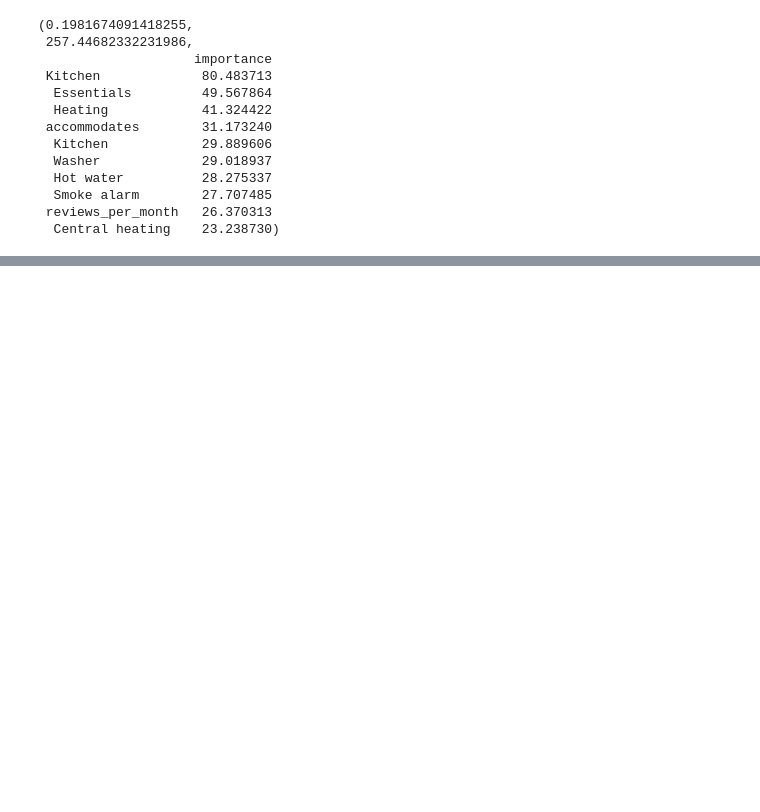
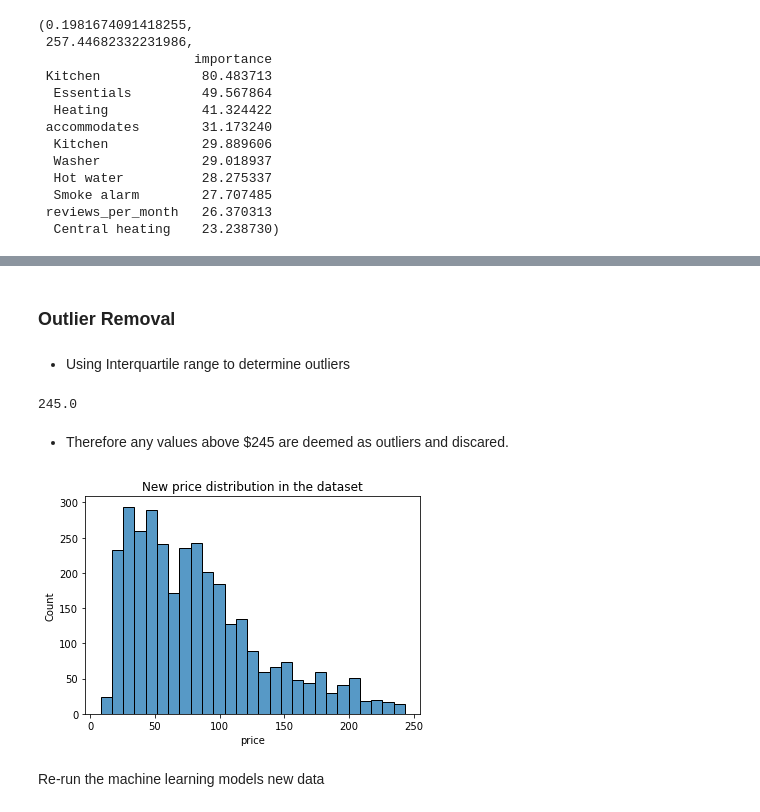
Before and after one commit to doyindav1/Greater-Manchester-Area-Airbnb-Analysis, a Jupyter notebook: airbnb_updated.ipynb, the cells around one changed output, grey strips where cells are left out. Saved outputs shown, nothing was run; the diff lists cells and outputs as text; code cells hidden in the pictures; blank space fills up the shorter version.

```diff
--- a/airbnb_updated.ipynb
+++ b/airbnb_updated.ipynb
@@ -1286,0 +1279,12 @@ XGB_r2, XGB_rmse, XGB_feature_importance
+# %% [markdown]
+### Outlier Removal
+# %% [markdown]
+- Using Interquartile range to determine outliers
+# %%
+q3, q1 = np.percentile(model_df['price'], [75, 25])
+iqr = q3 - q1
+q3 + (iqr*1.5)
+# %% [output]
+245.0
+# %% [markdown]
+- Therefore any values above $245 are deemed as outliers and discared.
@@ -1286,0 +1293,7 @@ XGB_r2, XGB_rmse, XGB_feature_importance
+# %%
+sb.histplot(new_model_df['price']);
+plt.title('New price distribution in the dataset');
+# %% [output]
+[figure, added]
+# %% [markdown]
+Re-run the machine learning models new data
```
Also changed, not shown: parts of 25 cells of this notebook.
